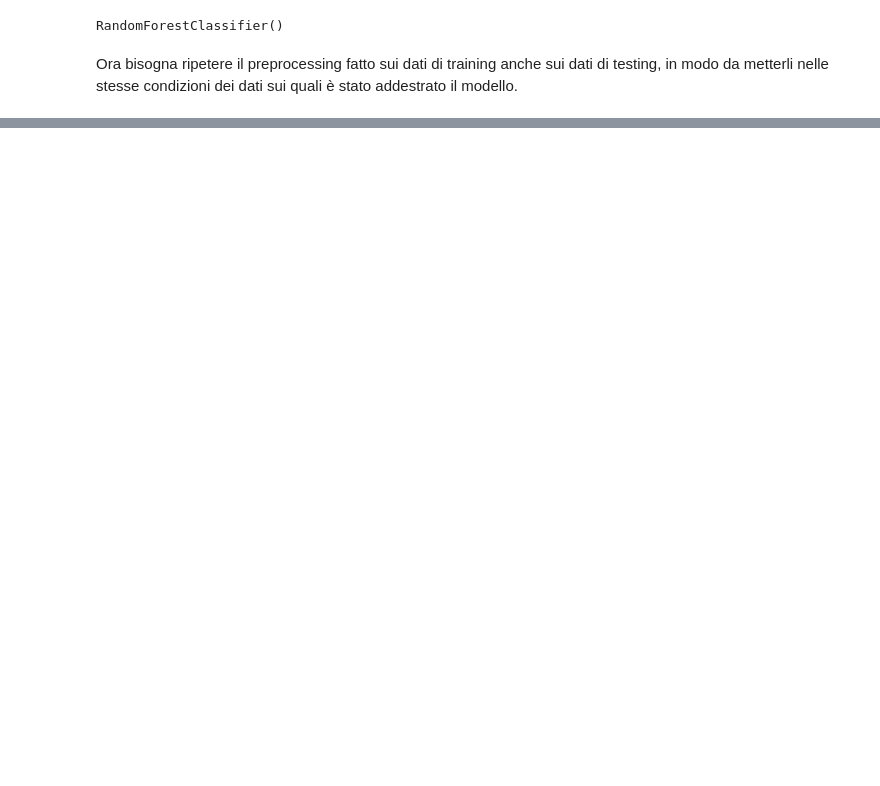
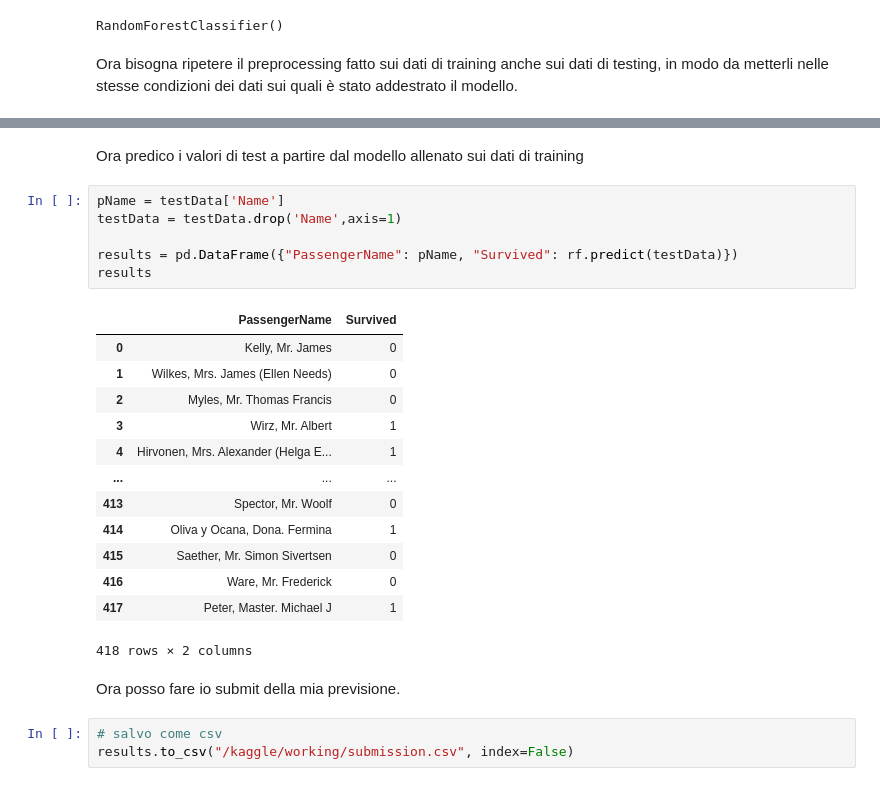
Before and after one commit to edoofra/Titanic-Survived-Prediction-ML-classification, a Jupyter notebook: titanic-survived-prediction-ml-classification.ipynb, the cells around one changed output, grey strips where cells are left out. Cells and saved outputs as stored; diff of their text form; blank space fills up the shorter version.

Commit message:
Kaggle Notebook | Titanic Survived Prediction-ML classification | Version 10

```diff
--- a/titanic-survived-prediction-ml-classification.ipynb
+++ b/titanic-survived-prediction-ml-classification.ipynb
@@ -343,0 +397,27 @@ Ora bisogna ripetere il preprocessing fatto sui dati di training anche sui dati
+# %% [markdown]
+Ora predico i valori di test a partire dal modello allenato sui dati di training
+# %%
+pName = testData['Name']
+testData = testData.drop('Name',axis=1)
+
+results = pd.DataFrame({"PassengerName": pName, "Survived": rf.predict(testData)})
+results
+# %% [output]
+|  | PassengerName | Survived |
+| 0 | Kelly, Mr. James | 0 |
+| 1 | Wilkes, Mrs. James (Ellen Needs) | 0 |
+| 2 | Myles, Mr. Thomas Francis | 0 |
+| 3 | Wirz, Mr. Albert | 1 |
+| 4 | Hirvonen, Mrs. Alexander (Helga E... | 1 |
+| ... | ... | ... |
+| 413 | Spector, Mr. Woolf | 0 |
+| 414 | Oliva y Ocana, Dona. Fermina | 1 |
+| 415 | Saether, Mr. Simon Sivertsen | 0 |
+| 416 | Ware, Mr. Frederick | 0 |
+| 417 | Peter, Master. Michael J | 1 |
+418 rows × 2 columns
+# %% [markdown]
+Ora posso fare io submit della mia previsione.
+# %%
+# salvo come csv
+results.to_csv("/kaggle/working/submission.csv", index=False)
```
Also changed, not shown: parts of 3 cells of this notebook.
